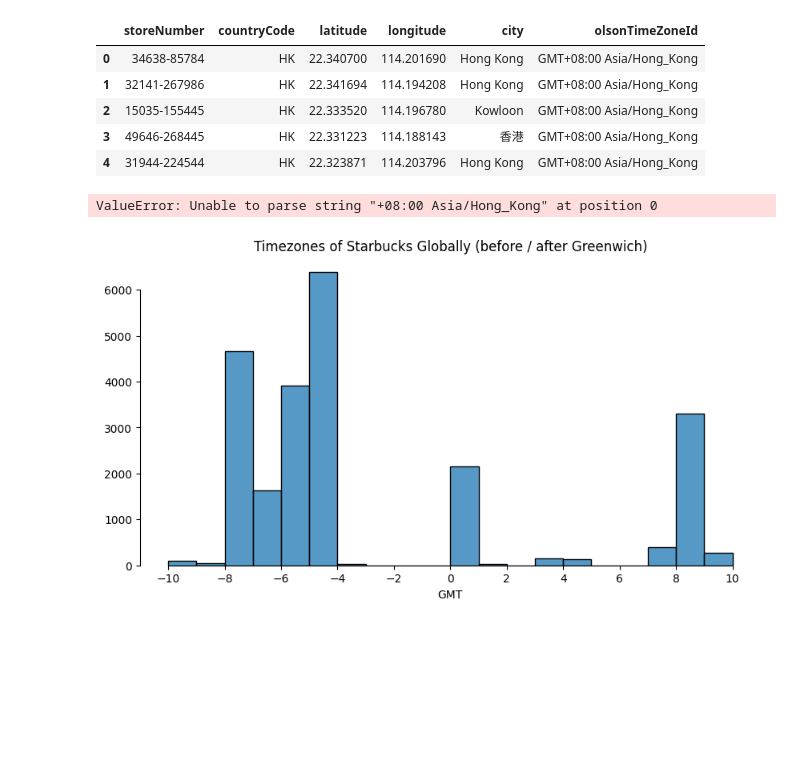
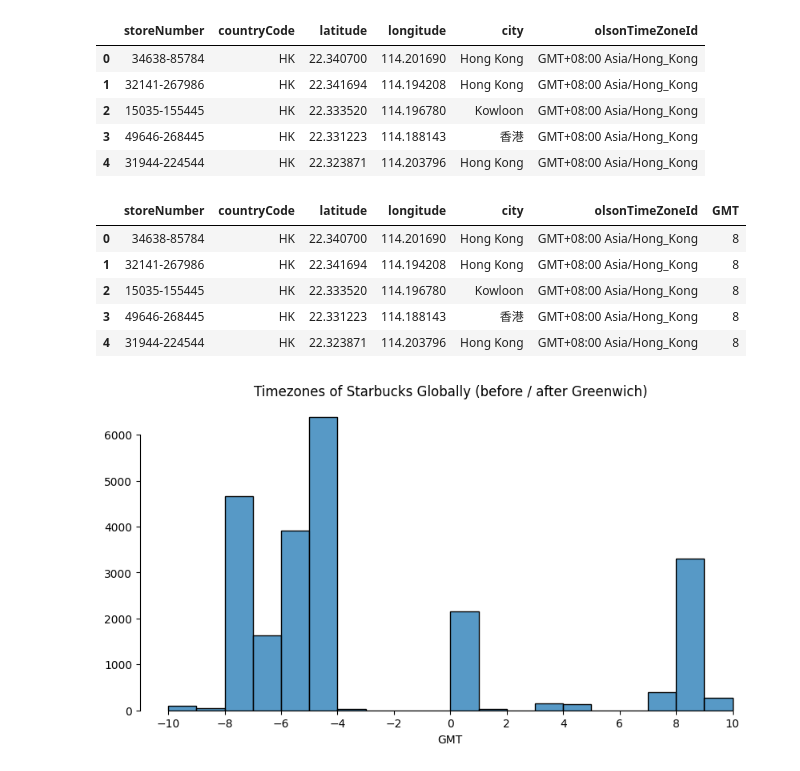
Before and after one commit to tayweid/tayweid.github.io, a Jupyter notebook: econ-0150/parts/part-2-1/Homework_2_1_sols.ipynb, the cells around one changed output. Saved outputs shown, nothing was run; the diff lists cells and outputs as text; code cells hidden in the pictures; blank space fills up the shorter version.

```diff
--- a/econ-0150/parts/part-2-1/Homework_2_1_sols.ipynb
+++ b/econ-0150/parts/part-2-1/Homework_2_1_sols.ipynb
@@ -94,10 +94,15 @@ gmt.head()
 | 4 | 31944-224544 | HK | 22.323871 | 114.203796 | Hong Kong | GMT+08:00 Asia/Hong_Kong |
 # %%
 # take (for example GMT+08:00 Asia/Hong_Kong) and strip out the number in column olsonTimeZoneId
-gmt['GMT'] = gmt['olsonTimeZoneId'].str.replace('GMT','')
+gmt['GMT'] = gmt['olsonTimeZoneId'].str.replace('GMT','').str.split(':').str[0]
 gmt['GMT'] = pd.to_numeric(gmt['GMT'])
 gmt.head()
 # %% [output]
-ValueError: Unable to parse string "+08:00 Asia/Hong_Kong" at position 0
+|  | storeNumber | countryCode | latitude | longitude | city | olsonTimeZoneId | GMT |
+| 0 | 34638-85784 | HK | 22.340700 | 114.201690 | Hong Kong | GMT+08:00 Asia/Hong_Kong | 8 |
+| 1 | 32141-267986 | HK | 22.341694 | 114.194208 | Hong Kong | GMT+08:00 Asia/Hong_Kong | 8 |
+| 2 | 15035-155445 | HK | 22.333520 | 114.196780 | Kowloon | GMT+08:00 Asia/Hong_Kong | 8 |
+| 3 | 49646-268445 | HK | 22.331223 | 114.188143 | 香港 | GMT+08:00 Asia/Hong_Kong | 8 |
+| 4 | 31944-224544 | HK | 22.323871 | 114.203796 | Hong Kong | GMT+08:00 Asia/Hong_Kong | 8 |
 # %%
 plt.figure(figsize=(10, 5))
```
Also changed, not shown: parts of 7 cells of this notebook, 10 other files.
